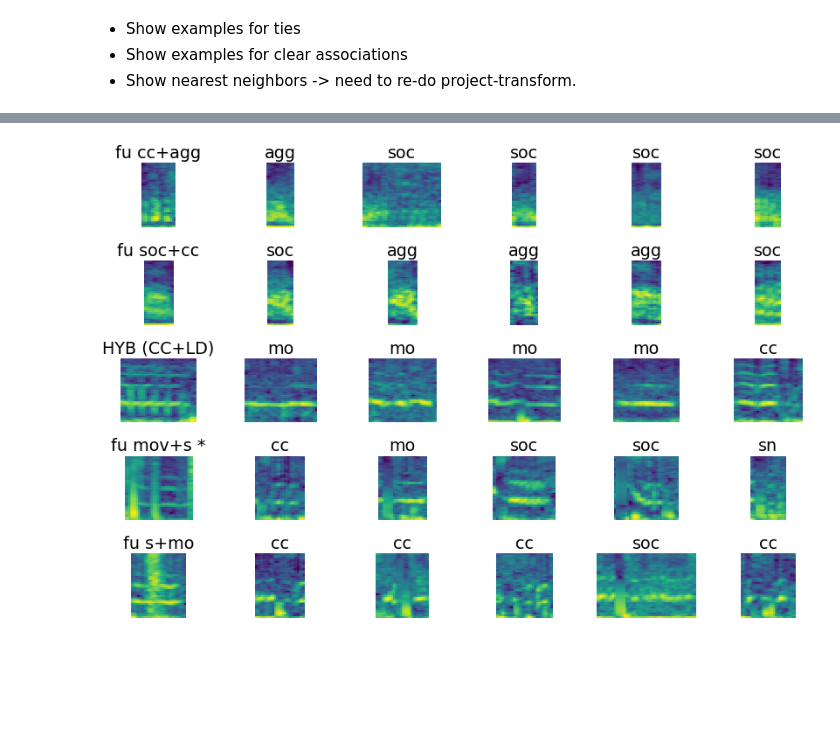
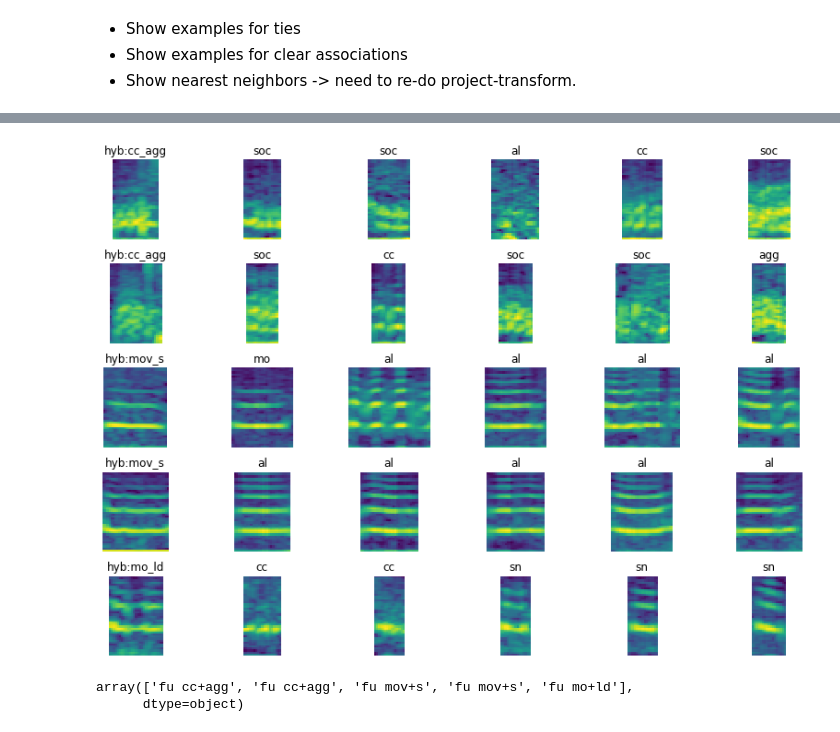
Before and after one commit to marathomas/meerkat_umap, a Jupyter notebook: notebooks/06_meerkat_fu.ipynb, the cells around one changed output, grey strips where cells are left out. Cells and saved outputs as stored; diff of their text form; code cells hidden in the pictures; blank space fills up the shorter version.

```diff
--- a/notebooks/06_meerkat_fu.ipynb
+++ b/notebooks/06_meerkat_fu.ipynb
@@ -861,7 +846,7 @@ both_percent = {}
 pure_percent = {}
 total = {}
 
-for selected_type in ['fu']:
+for selected_type in ['hyb']:
     hybfu_subset = hybfu_classi.loc[hybfu_classi['hybfu_type']==selected_type]
 
     any_percent[selected_type] = np.sum(hybfu_subset['any_in_neighbors'])/hybfu_subset.shape[0]*100
@@ -964,13 +949,13 @@ hybfu_classi
 #hybfu_classi = hybfu_classi.loc[selector,:]
 # %%
 eval_tab = np.zeros((3,1))
-for i,selected_type in enumerate(['fu']):
+for i,selected_type in enumerate(['hyb']):
     hybfu_subset = hybfu_classi[hybfu_classi['hybfu_type']==selected_type]
     print(selected_type)
     print(hybfu_subset['majority_in_label'].value_counts())
     eval_tab[:,i] = np.asarray(hybfu_subset['majority_in_label'].value_counts())
 eval_tab = pd.DataFrame(eval_tab)
-eval_tab.columns = ['fu']
+eval_tab.columns = ['hyb']
 eval_tab.index = ['yes', 'no', 'tie']
 eval_tab
 # %% [output]
@@ -1078,7 +989,7 @@ hybfu_classi.to_pickle(os.path.join(os.path.sep,DATA,'2021-07-30-hybfu_classi'))
 hybfu_classi['hybfu_rownum'] = np.arange(0,hybfu_classi.shape[0],1)
 hybfu_classi['hybfu_label'] = hybfu_classi['hybfu_type'].map(str) + ':' + hybfu_classi['first_label'].map(str) + '_' + hybfu_classi['second_label'].map(str)
 # %%
-df_hybfu = pd.read_pickle(DATA+'focal_hybfu_df')
+df_hybfu = pd.read_pickle(os.path.join(os.path.sep, DATA, "df_fu.pkl"))
 df_hybfu.reset_index(inplace=True)
 # %%
 subset = hybfu_classi.loc[hybfu_classi['in_majority']=='tie',:]
@@ -1087,5 +998,6 @@ subset = hybfu_classi.loc[hybfu_classi['majority_in_label']=='no',:]
 # %%
 subset = hybfu_classi.loc[hybfu_classi['majority_in_label']=='yes',:]
 examples = subset.sample(n=3, replace=False)
+examples = examples.reset_index()
 examples
 # %% [output]
@@ -1152,33 +1089,34 @@ hybfu_classi
 # Visualize examples
 param = 'no'
 subset = hybfu_classi.loc[hybfu_classi['majority_in_label']==param,:]
 examples = subset.sample(n=5, replace=False, random_state=2204)
 
 hybfu_rownums = examples.index.values
 hybfu_specs = [df_hybfu.iloc[x, :].spectrograms for x in hybfu_rownums]
-hybfu_labels = examples.Name.values
+hybfu_labels = [x.replace('fu ', 'hyb:') for x in examples.Name.values]
+hybfu_labels = [x.replace('+', '_') for x in hybfu_labels]
 examples.reset_index(inplace=True)
 
 plt.figure(figsize=(12, 8))
 k=1
 for i,hybfu_spec in enumerate(hybfu_specs):
     plt.subplot(5, 6, k)
     plt.imshow(hybfu_spec, interpolation='nearest', origin='lower', aspect='equal')
     plt.axis('off')
     plt.title(hybfu_labels[i])
     k=k+1
     neighbor_rownums = [examples.loc[i,'neighbor_id_'+str(x)] for x in [1,2,3,4,5]]
     neighbor_specs = [df.loc[nb_rn, 'denoised_spectrograms'] for nb_rn in neighbor_rownums]
     neighbor_labels = [df.loc[nb_rn, 'call_lable'] for nb_rn in neighbor_rownums]
 
     for nb_spec, nb_label in zip(neighbor_specs, neighbor_labels):
         plt.subplot(5, 6, k)
         plt.imshow(nb_spec, interpolation='nearest', origin='lower', aspect='equal')
         plt.title(nb_label)
         plt.axis('off')
         k=k+1
 
 plt.tight_layout()
-plt.savefig(os.path.join(os.path.sep,FIGURES,'mvote_'+param+'_examples.png'), facecolor="white")
+#plt.savefig(os.path.join(os.path.sep,FIGURES,'mvote_'+param+'_examples.png'), facecolor="white")
 # %% [output]
-[figure, old version]
+[figure, new version]
@@ -1184,0 +1125,5 @@ plt.savefig(os.path.join(os.path.sep,FIGURES,'mvote_'+param+'_examples.png'), fa
+# %%
+hybfu_labels
+# %% [output]
+array(['fu cc+agg', 'fu cc+agg', 'fu mov+s', 'fu mov+s', 'fu mo+ld'],
+      dtype=object)
```
Also changed, not shown: parts of 37 cells of this notebook, 6 other files.
